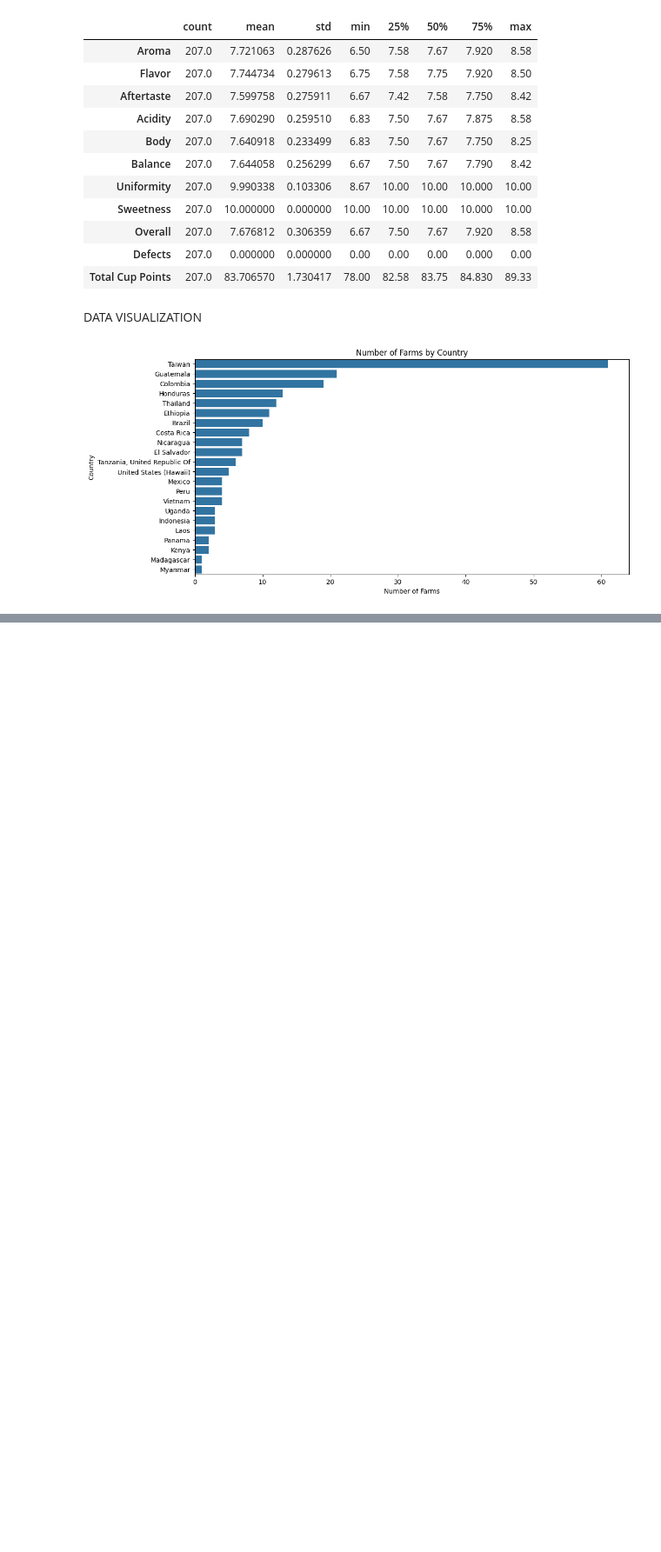
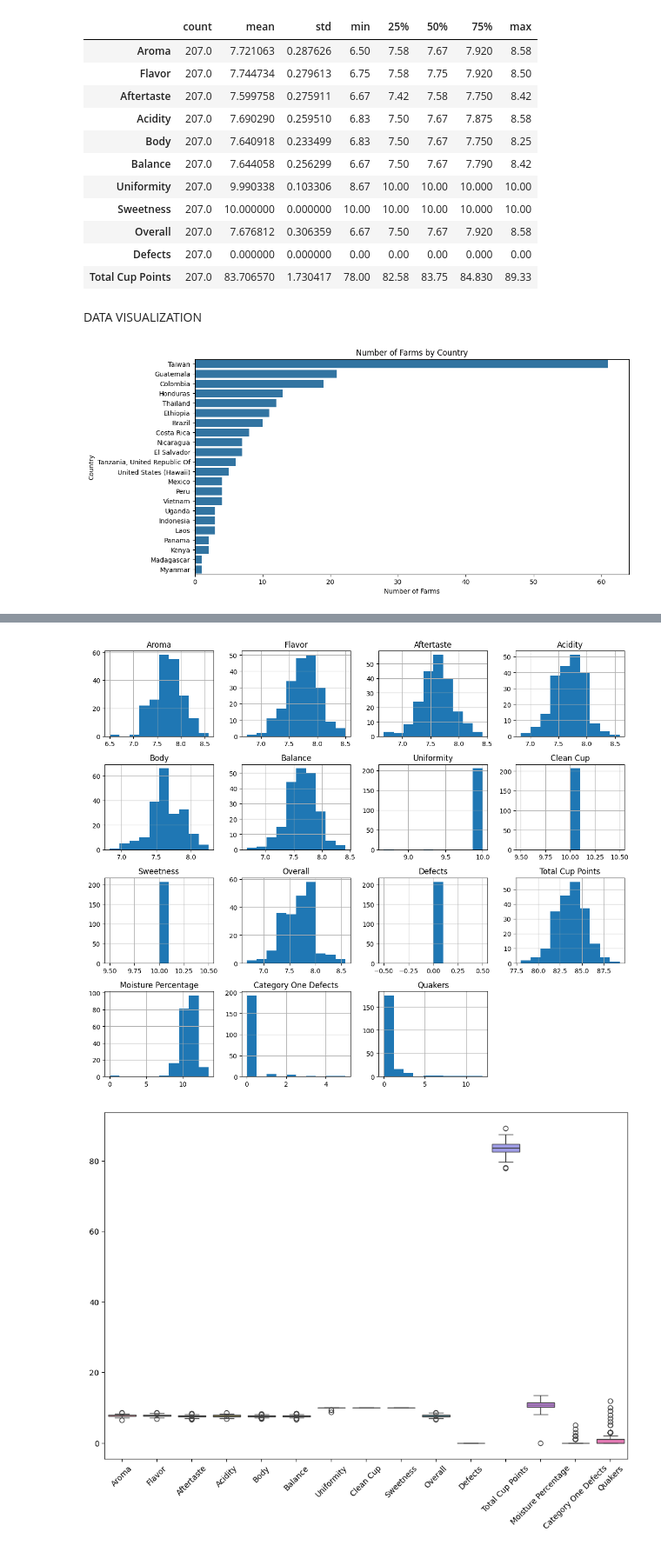
Before and after one commit to sentongo-web/FINAL-PROJECT-DATA-MINING, a Jupyter notebook: question1.ipynb, the cells around one changed output, grey strips where cells are left out. Shown at 87% size. Saved outputs shown, nothing was run; the diff lists cells and outputs as text; code cells hidden in the pictures; blank space fills up the shorter version.

```diff
--- a/question1.ipynb
+++ b/question1.ipynb
@@ -263,8 +215,8 @@ fig.show()
 # %%
 columns = ['Flavor', 'Aroma', 'Aftertaste', 'Acidity', 'Body', 'Balance',
            'Uniformity', 'Sweetness', 'Overall']
-coffee_data_cleaned['Mean Score'] = coffee_data_cleaned[columns].mean(axis=1)
-best_coffee_row = coffee_data_cleaned.loc[coffee_data_cleaned['Mean Score'].idxmax()]
+coffee_data['Mean Score'] = coffee_data[columns].mean(axis=1)
+best_coffee_row = coffee_data.loc[coffee_data['Mean Score'].idxmax()]
 best_coffee_details = best_coffee_row[['Company', 'Variety', 'Country of Origin', 'Farm Name', 'Processing Method']]
 print("Best Coffee Combination:")
 print("Company:", best_coffee_details['Company'])
@@ -301,7 +253,3 @@ country_counts.columns = ['Country', 'Farm Count']
 fig = px.choropleth(country_counts, locations='Country', locationmode='country names',
                     color='Farm Count', title='Top Company: Farms by Country')
 fig.show()
-# %%
-columns_to_drop = ['ID','ICO Number','Owner','Region','Certification Contact','Certification Address','Farm Name',"Lot Number","Mill","ICO Number","Producer",'Company','Expiration', 'Harvest Year',
-                   "Unnamed: 0",'Number of Bags','Bag Weight','In-Country Partner','Grading Date','Variety','Status','Defects','Uniformity','Clean Cup','Sweetness','Certification Body']
-coffee_data.drop(columns_to_drop, axis=1, inplace=True)
@@ -320,0 +295,30 @@ fig.show()
+# %%
+variables = ['Aroma', 'Flavor', 'Aftertaste', 'Acidity', 'Body', 'Balance', 'Uniformity',
+             'Clean Cup', 'Sweetness', 'Overall', 'Defects', 'Total Cup Points',
+             'Moisture Percentage', 'Category One Defects', 'Quakers']
+coffee_data[variables].hist(bins=10, figsize=(12, 10))
+plt.tight_layout()
+plt.show()
+plt.figure(figsize=(12, 8))
+sns.boxplot(data=coffee_data[variables])
+plt.xticks(rotation=45)
+plt.show()
+plt.figure(figsize=(12, 8))
+sns.scatterplot(data=coffee_data, x='Flavor', y='Total Cup Points')
+plt.xlabel('Flavor')
+plt.ylabel('Total Cup Points')
+plt.show()
+plt.figure(figsize=(12, 8))
+sns.barplot(data=coffee_data, x='Country of Origin', y='Total Cup Points')
+plt.xlabel('Country of Origin')
+plt.ylabel('Total Cup Points')
+plt.xticks(rotation=45)
+plt.show()
+plt.figure(figsize=(12, 10))
+corr = coffee_data[variables].corr()
+sns.heatmap(corr, annot=True, cmap='coolwarm')
+plt.title('Correlation Heatmap')
+plt.show()
+# %% [output]
+[figure, added]
+[figure, added]
```
Also changed, not shown: parts of 38 cells of this notebook, 2 other files.
